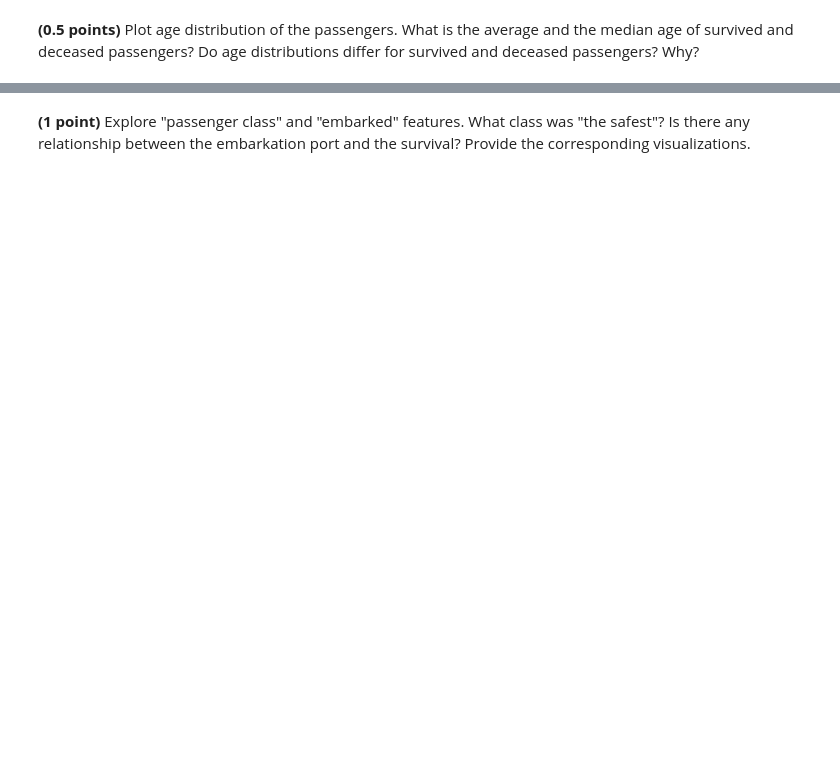
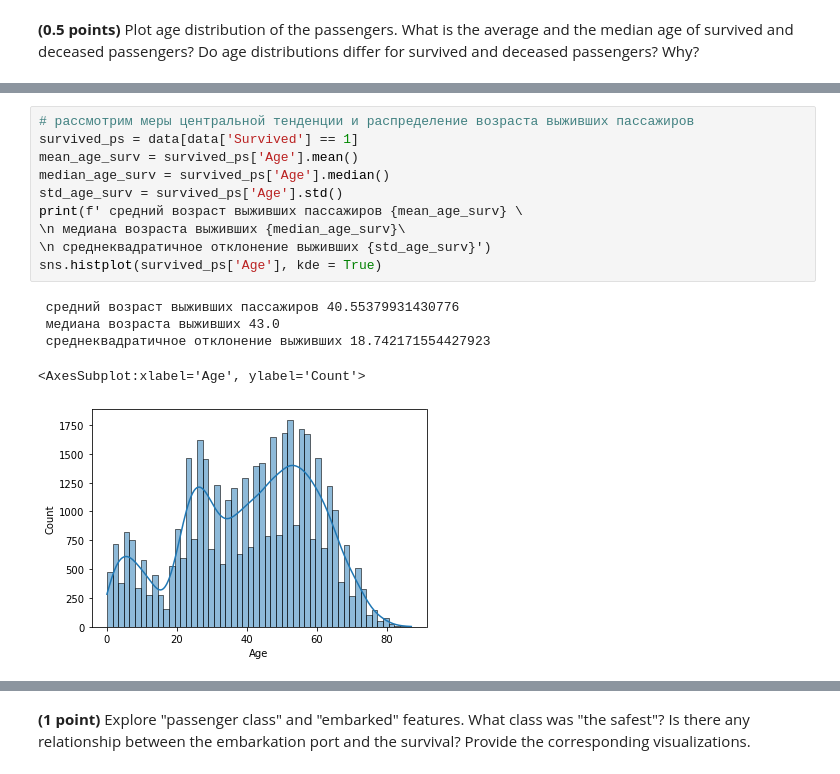
Before and after one commit to TatyanaMardvilko/5_classification_linear_knn, a Jupyter notebook: hw_classification.ipynb, the cells around one changed output, grey strips where cells are left out. Saved outputs shown, nothing was run; the diff lists cells and outputs as text; blank space fills up the shorter version.

```diff
--- a/hw_classification.ipynb
+++ b/hw_classification.ipynb
@@ -604,0 +599,16 @@ data.head()
+# %%
+# рассмотрим меры центральной тенденции и распределение возраста выживших пассажиров
+survived_ps = data[data['Survived'] == 1]
+mean_age_surv = survived_ps['Age'].mean()
+median_age_surv = survived_ps['Age'].median()
+std_age_surv = survived_ps['Age'].std()
+print(f' средний возраст выживших пассажиров {mean_age_surv} \
+\n медиана возраста выживших {median_age_surv}\
+\n среднеквадратичное отклонение выживших {std_age_surv}')
+sns.histplot(survived_ps['Age'], kde = True)
+# %% [output]
+ средний возраст выживших пассажиров 40.55379931430776
+ медиана возраста выживших 43.0
+ среднеквадратичное отклонение выживших 18.742171554427923
+<AxesSubplot:xlabel='Age', ylabel='Count'>
+[figure, added]
```
Also changed, not shown: parts of 50 cells of this notebook.
